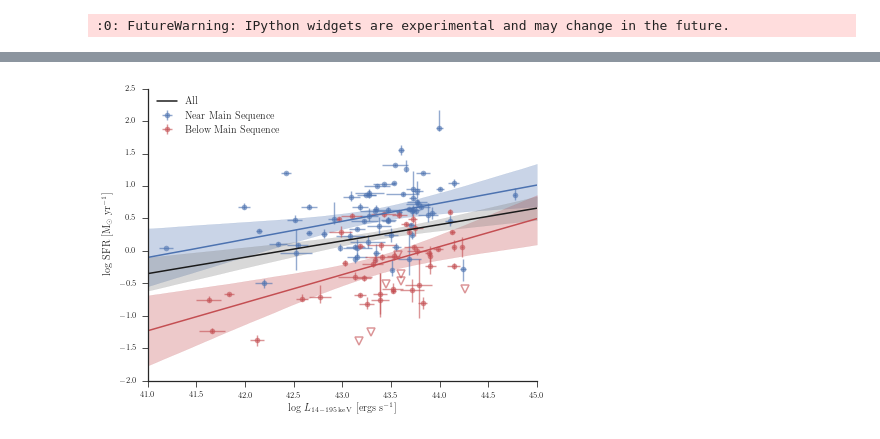
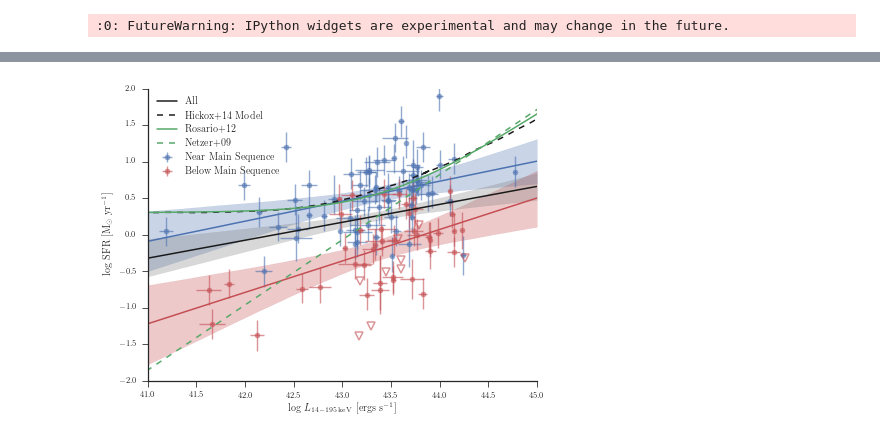
Before and after one commit to ttshimiz/bat-agn-sed-fitting-paper, a Jupyter notebook: ipython_notebooks/lbat-sfr-correlation.ipynb, the cells around one changed output, grey strips where cells are left out. Cells and saved outputs as stored; diff of their text form; code cells hidden in the pictures.

```diff
--- a/ipython_notebooks/lbat-sfr-correlation.ipynb
+++ b/ipython_notebooks/lbat-sfr-correlation.ipynb
@@ -199,34 +170,34 @@ sn.distplot(lm_sy2.chain['alpha'])
 # %%
 xfit = np.arange(41.0, 45.0, 0.001)
 yfit_all = np.zeros((len(lm.chain['beta']), len(xfit)))
-yfit_sy1 = np.zeros((len(lm_sy1.chain['beta']), len(xfit)))
-yfit_sy2 = np.zeros((len(lm_sy2.chain['beta']), len(xfit)))
+#yfit_sy1 = np.zeros((len(lm_sy1.chain['beta']), len(xfit)))
+#yfit_sy2 = np.zeros((len(lm_sy2.chain['beta']), len(xfit)))
 
 for i in range(len(lm.chain['beta'])):
     beta_i = lm.chain['beta'][i]
     alpha_i = lm.chain['alpha'][i]
     yfit_all[i, :] = alpha_i + beta_i*xfit
 
-    beta_sy1_i = lm_sy1.chain['beta'][i]
-    alpha_sy1_i = lm_sy1.chain['alpha'][i]
-    yfit_sy1[i, :] = alpha_sy1_i + beta_sy1_i*xfit
+    #beta_sy1_i = lm_sy1.chain['beta'][i]
+    #alpha_sy1_i = lm_sy1.chain['alpha'][i]
+    #yfit_sy1[i, :] = alpha_sy1_i + beta_sy1_i*xfit
 
-    beta_sy2_i = lm_sy2.chain['beta'][i]
-    alpha_sy2_i = lm_sy2.chain['alpha'][i]
-    yfit_sy2[i, :] = alpha_sy2_i + beta_sy2_i*xfit
+    #beta_sy2_i = lm_sy2.chain['beta'][i]
+    #alpha_sy2_i = lm_sy2.chain['alpha'][i]
+    #yfit_sy2[i, :] = alpha_sy2_i + beta_sy2_i*xfit
 
 
 yfit_median = np.median(yfit_all, axis=0)
 yfit_upper95 = np.percentile(yfit_all, axis=0, q=97.5)
 yfit_lower95 = np.percentile(yfit_all, axis=0, q=2.5)
 
-yfit_sy1_median = np.median(yfit_sy1, axis=0)
-yfit_sy1_upper95 = np.percentile(yfit_sy1, axis=0, q=97.5)
-yfit_sy1_lower95 = np.percentile(yfit_sy1, axis=0, q=2.5)
+#yfit_sy1_median = np.median(yfit_sy1, axis=0)
+#yfit_sy1_upper95 = np.percentile(yfit_sy1, axis=0, q=97.5)
+#yfit_sy1_lower95 = np.percentile(yfit_sy1, axis=0, q=2.5)
 
-yfit_sy2_median = np.median(yfit_sy2, axis=0)
-yfit_sy2_upper95 = np.percentile(yfit_sy2, axis=0, q=97.5)
-yfit_sy2_lower95 = np.percentile(yfit_sy2, axis=0, q=2.5)
+#yfit_sy2_median = np.median(yfit_sy2, axis=0)
+#yfit_sy2_upper95 = np.percentile(yfit_sy2, axis=0, q=97.5)
+#yfit_sy2_lower95 = np.percentile(yfit_sy2, axis=0, q=2.5)
 # %%
 fig = plt.figure(figsize=(textwidth, 3./4.*textwidth))
 plt.errorbar(x_sy1[delta_sy1==1], y_sy1[delta_sy1==1], xerr=xerr_sy1[delta_sy1==1], yerr=bat_sy1.loc[delta_sy1==1, ['sfr_68_up', 'sfr_68_down']].values.transpose(),
@@ -302,25 +287,40 @@ yfit_below2_lower95 = np.percentile(yfit_below2, axis=0, q=2.5)
 # %%
 fig = plt.figure(figsize=(textwidth, 3./4.*textwidth))
 plt.errorbar(lx_ms, sfr_ms, xerr=lx_err_ms, yerr=bat_c12.loc[(bat_c12['dlogMS'] < 0.64) & (bat_c12['dlogMS'] > -0.64), ['sfr_68_up', 'sfr_68_down']].values.transpose(),
              fmt='o', color='b', ls='None', alpha=0.6, label='Near Main Sequence')
 plt.errorbar(lx_below2[delta_below2==1], sfr_below2[delta_below2==1], xerr=lx_err_below2[delta_below2==1], yerr=bat_c12.loc[(bat_c12['dlogMS'] < -0.64), ['sfr_68_up', 'sfr_68_down']][delta_below2==1].values.transpose(),
              fmt='o', color='r', ls='None', alpha=0.6, label='Below Main Sequence')
 plt.plot(lx_below2[delta_below2==0], sfr_below2[delta_below2==0], marker='v', markeredgecolor='r', markerfacecolor='None',
          markeredgewidth=1.5, ls='None', alpha=0.6, ms=8)
 plt.plot(xfit, yfit_ms_median, 'b-', lw=1.5)
 plt.fill_between(xfit, yfit_ms_lower95, yfit_ms_upper95, color='b', alpha=0.3)
 plt.plot(xfit, yfit_below2_median, 'r-', lw=1.5)
 plt.fill_between(xfit, yfit_below2_lower95, yfit_below2_upper95, color='r', alpha=0.3)
 plt.plot(xfit, yfit_median, 'k-', lw=1.5, label='All')
 plt.fill_between(xfit, yfit_lower95, yfit_upper95, color='grey', alpha=0.3)
+
+hickox_model = np.loadtxt('../data/hickox14_lir_v_lagn.csv', delimiter=',')
+hickox_sfr = hickox_model[:,1]-np.log10(2.57e43)
+hickox_agn = (hickox_model[:,0] + 4.2280)/1.1157
+
+lbol = np.arange(41.5, 46.0, 0.01)
+lsf_rosario = np.log10(10**(43.57) + 10**(43.57)*(10**lbol/10**(44.27))**0.78)
+lsf_netzer = 41+0.8*(lbol-41)
+lbat_model = (lbol+4.2280)/1.1157
+c = 0.140904716825
+plt.plot(hickox_agn, hickox_sfr, 'k--', lw=1.5, label='Hickox+14 Model')
+plt.plot(lbat_model, lsf_rosario-np.log10(2.57e43)+c, 'g-', lw=1.5, label='Rosario+12')
+plt.plot(lbat_model, lsf_netzer-np.log10(2.57e43)+c, 'g--', lw=1.5, label='Netzer+09')
+
 plt.xlim(41.0, 45.0)
+plt.ylim(-2, 2)
 plt.xlabel(r'$\log\,L_{\rm 14-195\,keV}$ [ergs s$^{-1}$]')
 plt.ylabel(r'$\log$ SFR [M$_{\odot}$ yr$^{-1}$]')
 plt.legend(loc='upper left', fontsize=10)
 sn.despine()
 fig.savefig(figsave_dir+'sfr_lbat_correlation_split_main_seqeunce.pdf', bbox_inches='tight')
 # %% [output]
-[figure, old version]
+[figure, new version]
 # %%
 print 'Near MS Sample:'
 print 'Slope = ', np.median(lm_ms.chain['beta']), ' +/- ', np.std(lm_ms.chain['beta'])
```
Also changed, not shown: parts of 15 cells of this notebook, 14 other files.
